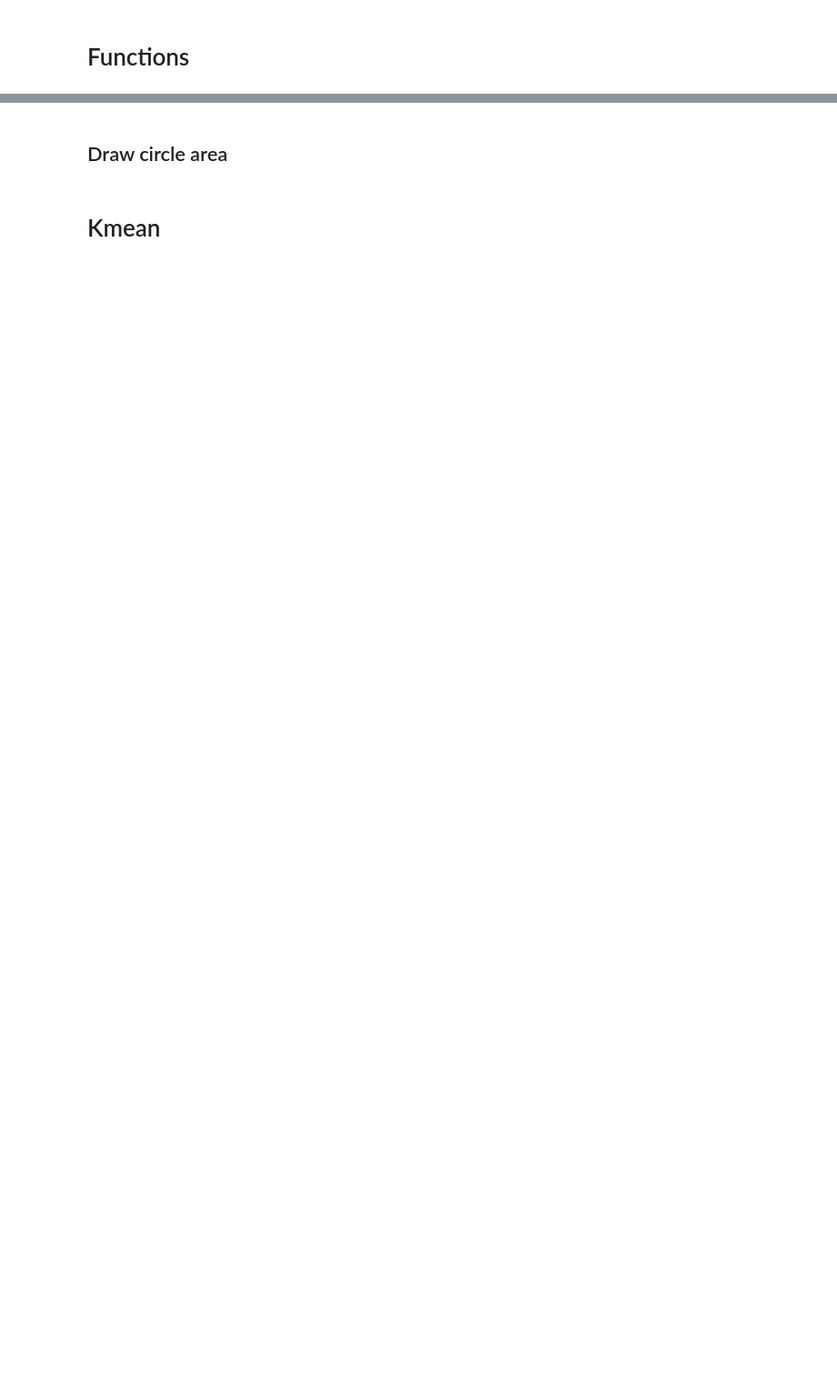
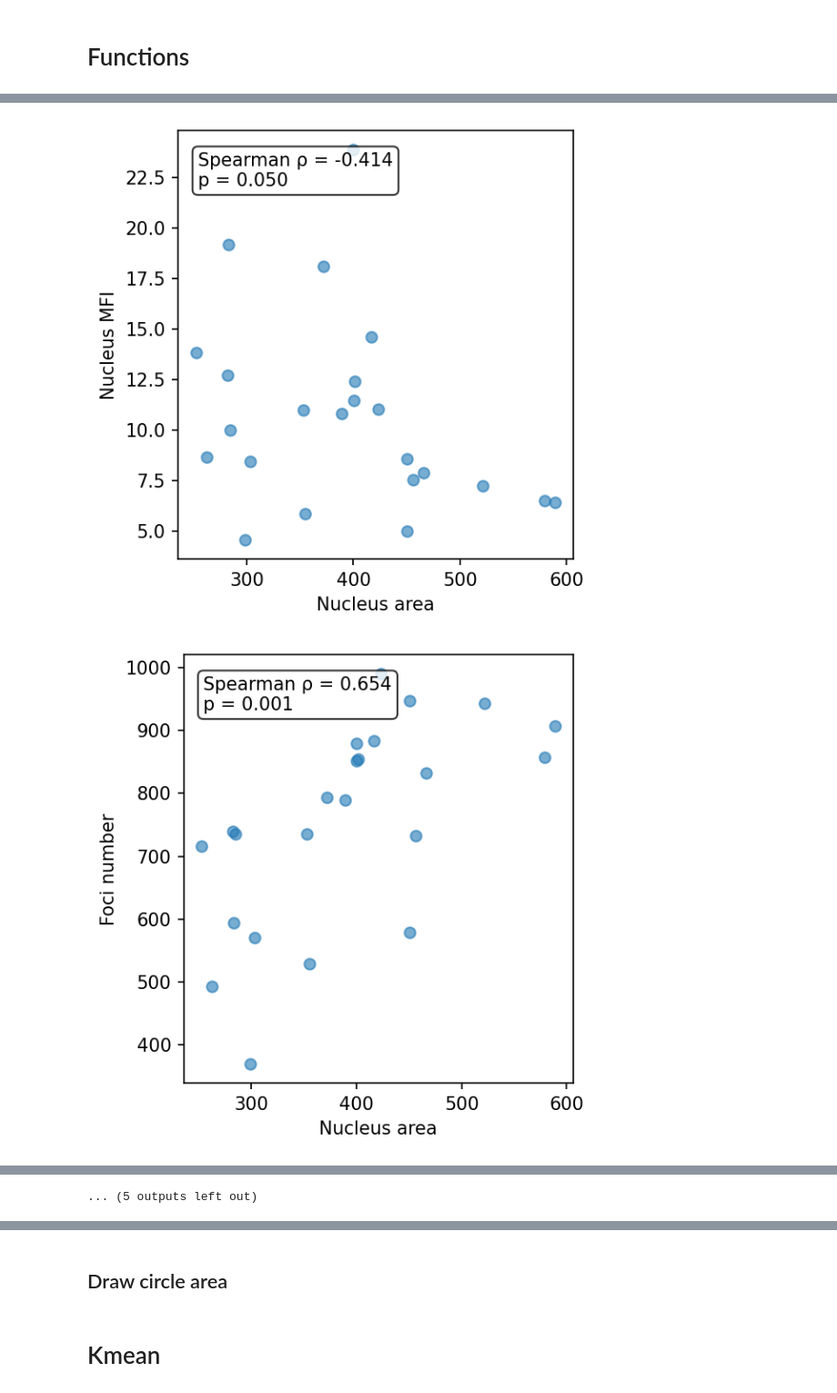
Before and after one commit to Lopatushka/LLPS, a Jupyter notebook: Kmean.ipynb, the cells around one changed output, grey strips where cells are left out. Shown at 91% size. Cells and saved outputs as stored; diff of their text form; code cells hidden in the pictures; blank space fills up the shorter version.

Commit message:
kmean corr and plots

```diff
--- a/Kmean.ipynb
+++ b/Kmean.ipynb
@@ -128,2 +110,3 @@ def plot_foci_on_image(
 # %%
-df = pd.read_csv("./examples/run/C2_MP_U2OS_fixed_20nMJF549_ORC1_MGS1.nd2_(series_01)_extent.csv")
+path = "/mnt/c/users/Elena/Desktop/Data_processing/020226/WT_run/results.csv"
+df = pd.read_csv(path)
@@ -154,3 +112,0 @@ plot_histogram(df, "mean_intensity", bins=50, xlabel=None, title=None, figsize=(
-# %%
-df = df[(df["sigma [nm]"] > 75)]
-print("Number of foci after filtration: ", df.shape[0])
@@ -169,0 +122,9 @@ print("Number of outliers: ", outliers.shape[0])
+# %%
+corr = sprearman_correlation(df)
+corr = corr[corr['p_value'] < 0.05]
+
+for v1, v2 in zip(corr['var1'], corr['var2']):
+    scatter_plot(df, x_col = v1, y_col = v2)
+# %% [output]
+[figure, added]
+[figure, added]
@@ -169,0 +141 @@ print("Number of outliers: ", outliers.shape[0])
+... (5 outputs left out)
```
Also changed, not shown: parts of 18 cells of this notebook.
